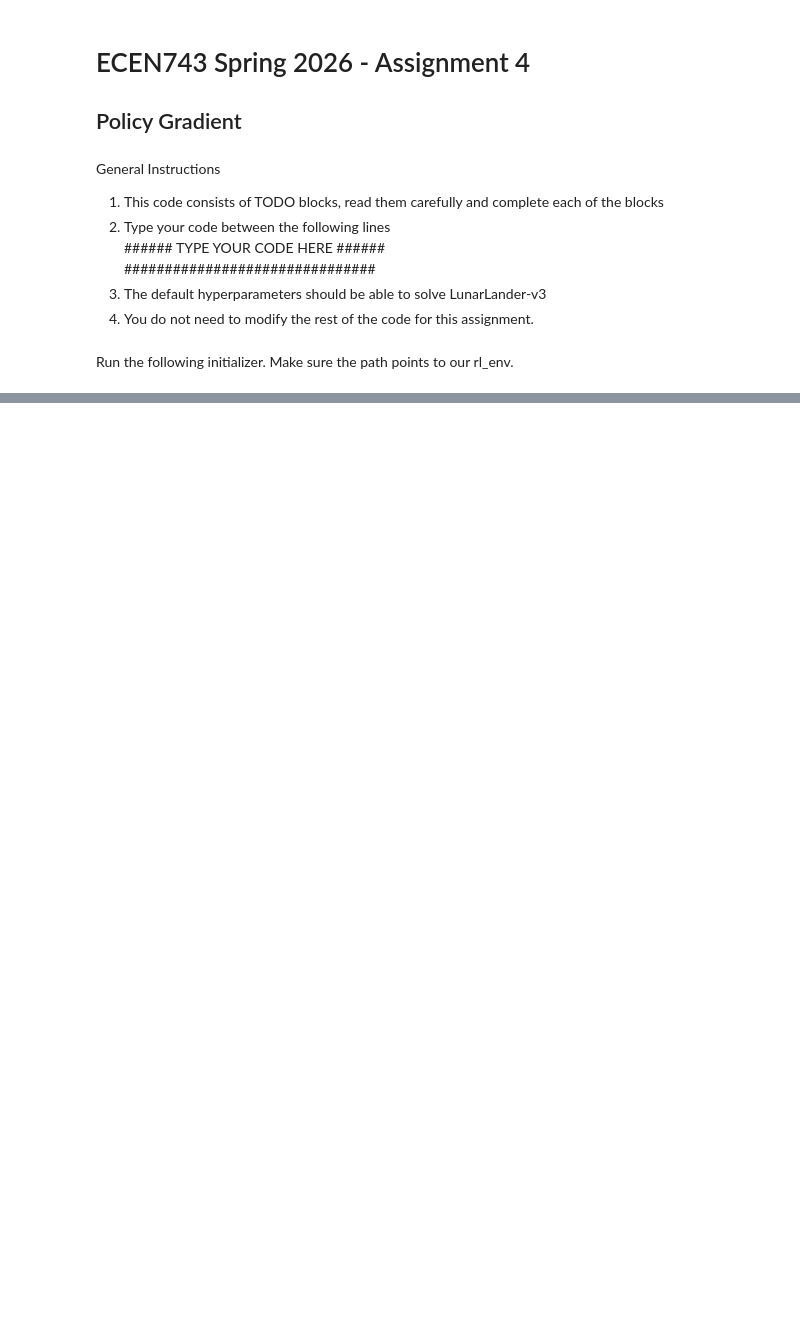
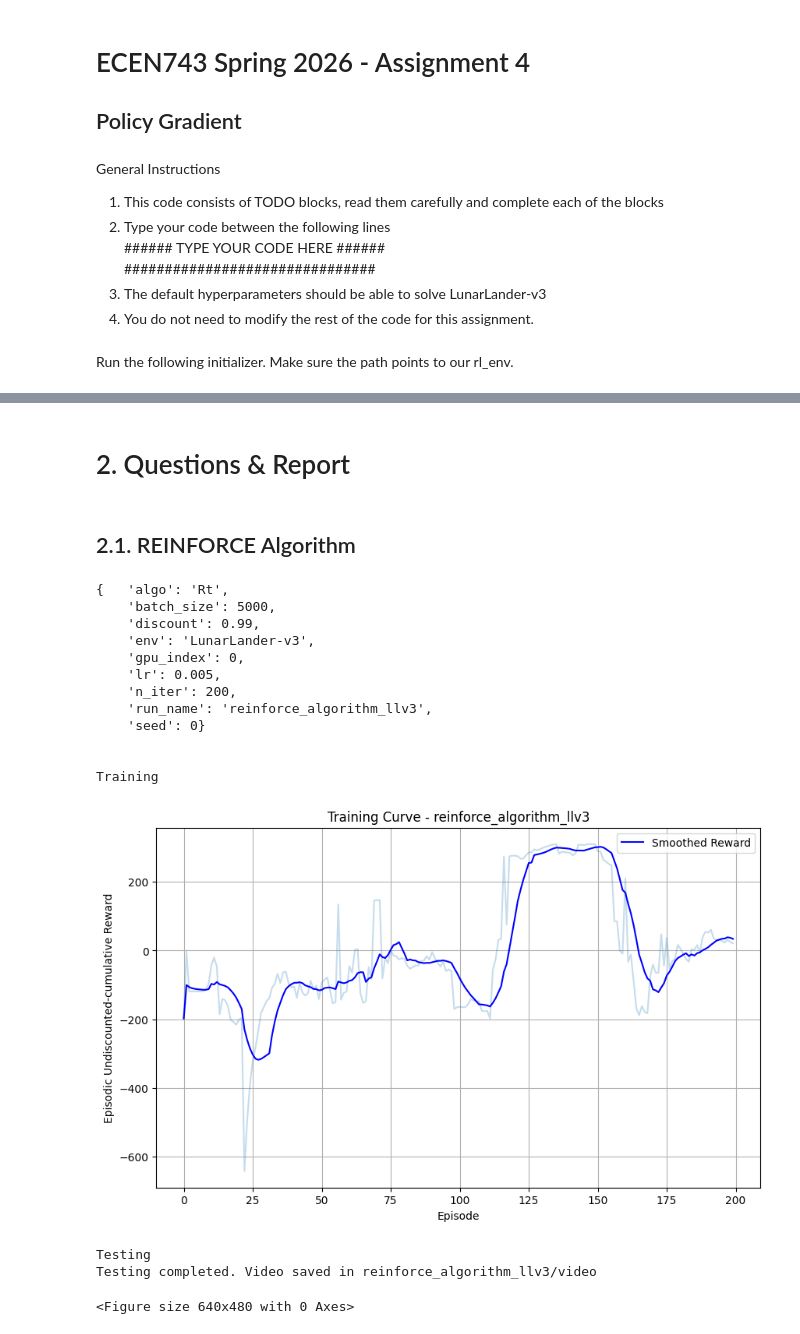
Before and after one commit to BrodyJordan/Courses, a Jupyter notebook: ecen-743_reinforcement_learning/assignments/homework-5/main.ipynb, the cells around one changed output, grey strips where cells are left out. Saved outputs shown, nothing was run; the diff lists cells and outputs as text; code cells hidden in the pictures; blank space fills up the shorter version.

Commit message:
743 hw 5; 689 report

```diff
--- a/ecen-743_reinforcement_learning/assignments/homework-5/main.ipynb
+++ b/ecen-743_reinforcement_learning/assignments/homework-5/main.ipynb
@@ -307,7 +387,10 @@ def train_loop(args):
     """
     print('\n\nTraining')
 
-    env = gym.make(args.env, continuous=True)
+    #env = gym.make(args.env, continuous=True)
+    env_kwargs = {'continuous': True} if 'LunarLander' in args.env else {}
+    env = gym.make(args.env, **env_kwargs)
+
     state_dim = env.observation_space.shape[0]
     action_dim = env.action_space.shape[0]
     env.close()
@@ -371,8 +481,31 @@ def test_loop(agent, env_name, run_name):
         2. Select actions using the agent's policy in evaluation mode (mean action).
     """
     print('\n\nTesting')
-    env = gym.make(env_name, render_mode="rgb_array", continuous=True)
+
+    #env = gym.make(env_name, render_mode="rgb_array", continuous=True)
+    env_kwargs = {'continuous': True} if 'LunarLander' in env_name else {}
+    env = gym.make(env_name, render_mode="rgb_array", **env_kwargs)
 
     ###### TYPE YOUR CODE HERE ######
+
+    # 1-2. video recording & agent action
+    env = RecordVideo(env, video_folder=f'{run_name}/video', name_prefix=run_name)
+    state, _ = env.reset(seed=agent.seed)
+    done = False
+
+    while not done:
+        state_ten = torch.from_numpy(state).float().unsqueeze(0).to(agent.device)
+
+        with torch.no_grad():
+            action = agent.policy(state_ten)[0][0].cpu().numpy()
+
+        action = action.astype(np.float64)
+        state, reward, terminated, _, _ = env.step(action)
+        done = terminated
+
+    env.close()
+    print(f"Testing completed. Video saved in {run_name}/video")
+
+
     #################################
 # %%
@@ -406,0 +541,29 @@ test_loop(agent, args.env, args.run_name)
+# %% [markdown]
+# 2. Questions & Report
+# %% [markdown]
+## 2.1. REINFORCE Algorithm
+# %%
+#def main_loop(run_name="pg", env="LunarLander-v3", algo="Baseline", n_iter=200, discount=0.99, lr=5e-3):
+
+run_name = "reinforce_algorithm_llv3"
+env = "LunarLander-v3"
+algo = "Rt"
+
+main_loop(run_name, env, algo, n_iter=200, discount=0.99, lr=5e-3)
+# %% [output]
+{   'algo': 'Rt',
+    'batch_size': 5000,
+    'discount': 0.99,
+    'env': 'LunarLander-v3',
+    'gpu_index': 0,
+    'lr': 0.005,
+    'n_iter': 200,
+    'run_name': 'reinforce_algorithm_llv3',
+    'seed': 0}
+
+
+Training
+[figure, added]
+Testing
+Testing completed. Video saved in reinforce_algorithm_llv3/video
+<Figure size 640x480 with 0 Axes>
```
Also changed, not shown: parts of 11 cells of this notebook, 16 other files.
